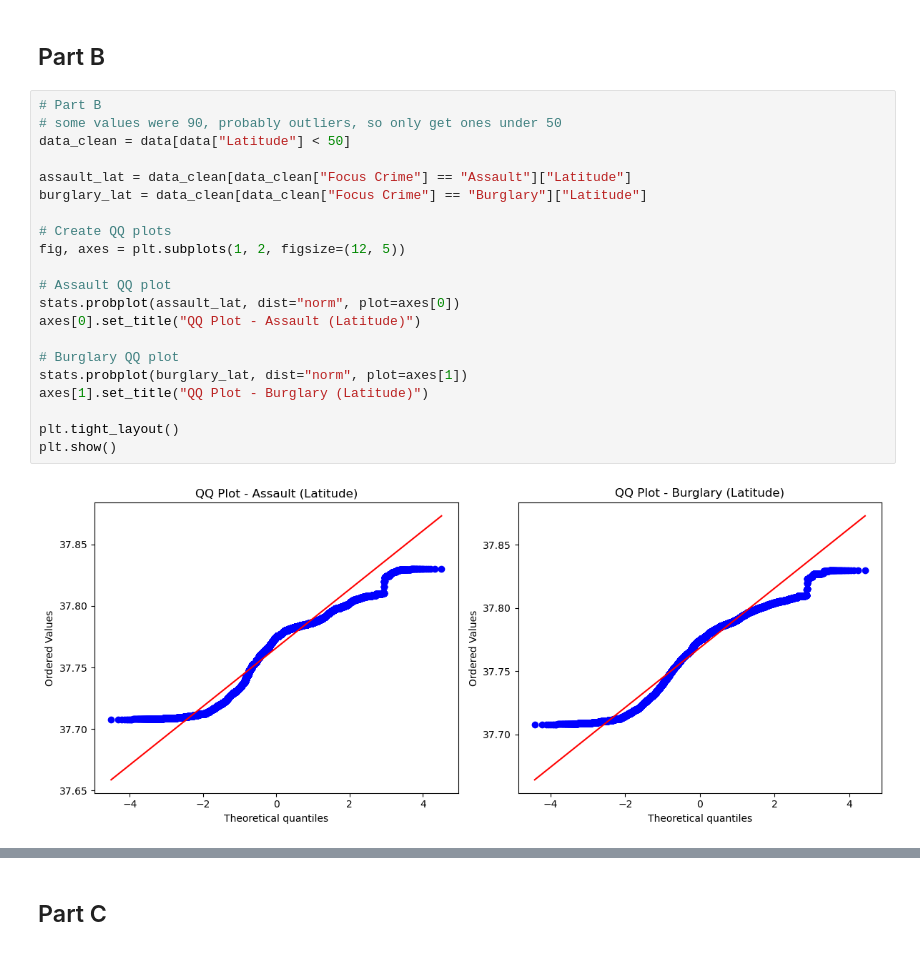
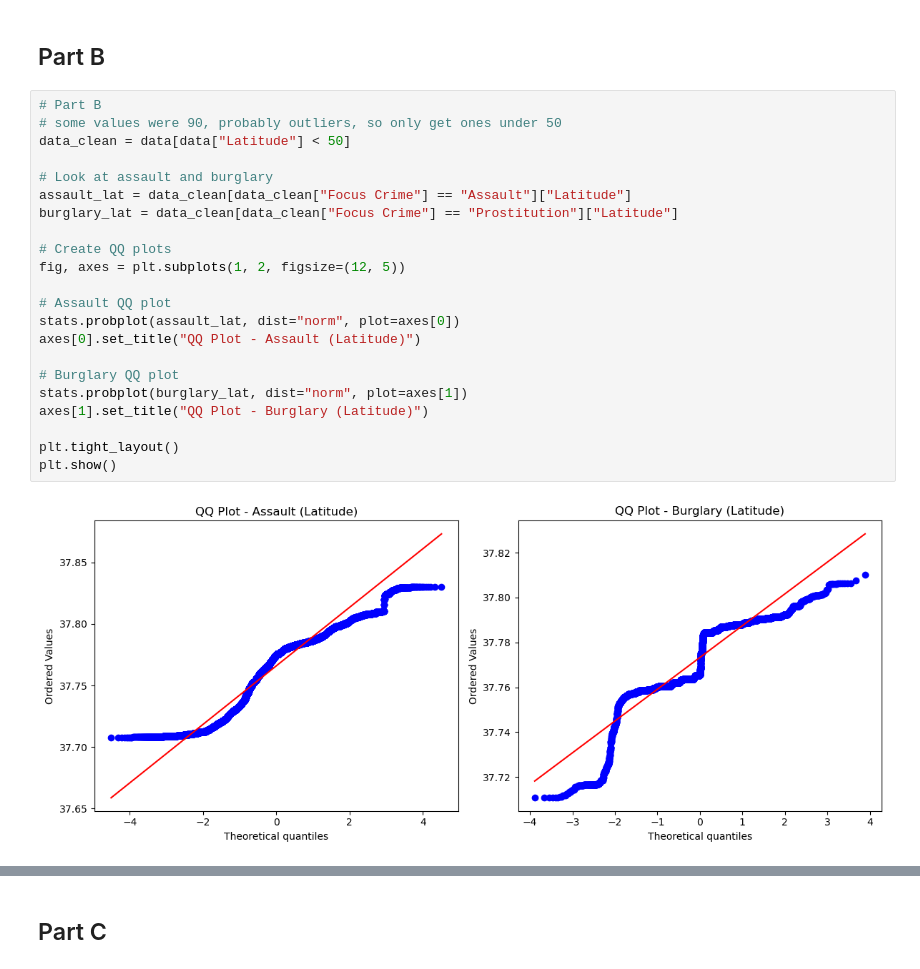
Before and after one commit to adamajane/social-data-analysis-and-visualization-02806-assignments, a Jupyter notebook: assignment_1/part1to3.ipynb, the cells around one changed output, grey strips where cells are left out. Saved outputs shown, nothing was run; the diff lists cells and outputs as text.

```diff
--- a/assignment_1/part1to3.ipynb
+++ b/assignment_1/part1to3.ipynb
@@ -220,25 +220,26 @@ From the jitter plot it can be seen that there do form clusters in 30 minute int
 # %%
 # Part B
 # some values were 90, probably outliers, so only get ones under 50
 data_clean = data[data["Latitude"] < 50]
 
+# Look at assault and burglary
 assault_lat = data_clean[data_clean["Focus Crime"] == "Assault"]["Latitude"]
-burglary_lat = data_clean[data_clean["Focus Crime"] == "Burglary"]["Latitude"]
+burglary_lat = data_clean[data_clean["Focus Crime"] == "Prostitution"]["Latitude"]
 
 # Create QQ plots
 fig, axes = plt.subplots(1, 2, figsize=(12, 5))
 
 # Assault QQ plot
 stats.probplot(assault_lat, dist="norm", plot=axes[0])
 axes[0].set_title("QQ Plot - Assault (Latitude)")
 
 # Burglary QQ plot
 stats.probplot(burglary_lat, dist="norm", plot=axes[1])
 axes[1].set_title("QQ Plot - Burglary (Latitude)")
 
 plt.tight_layout()
 plt.show()
 # %% [output]
-[figure, old version]
+[figure, new version]
 # %% [markdown]
 ### Takeaway
```
Also changed, not shown: parts of 1 cell of this notebook.
